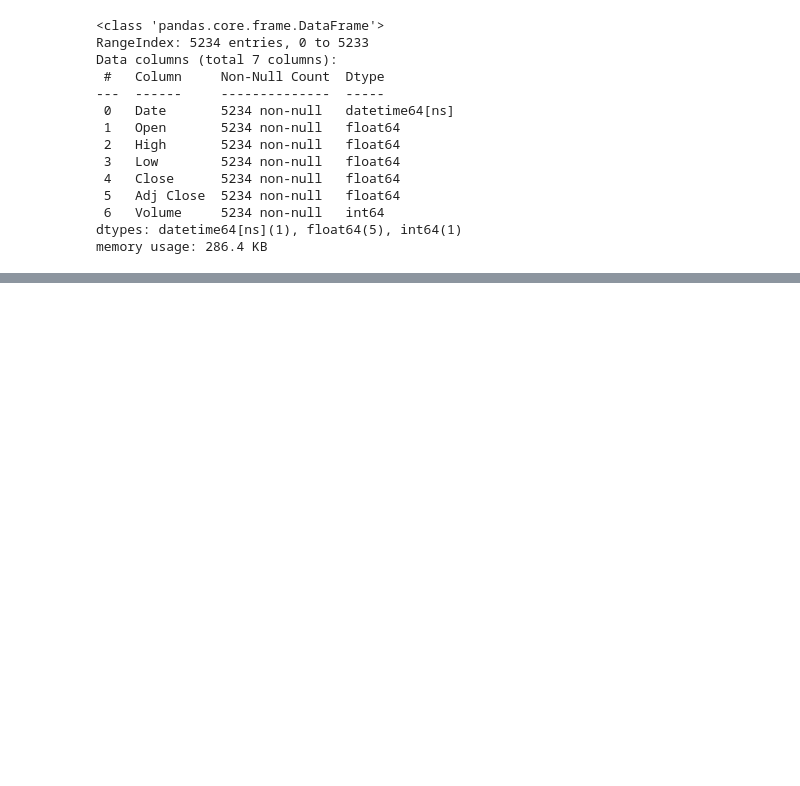
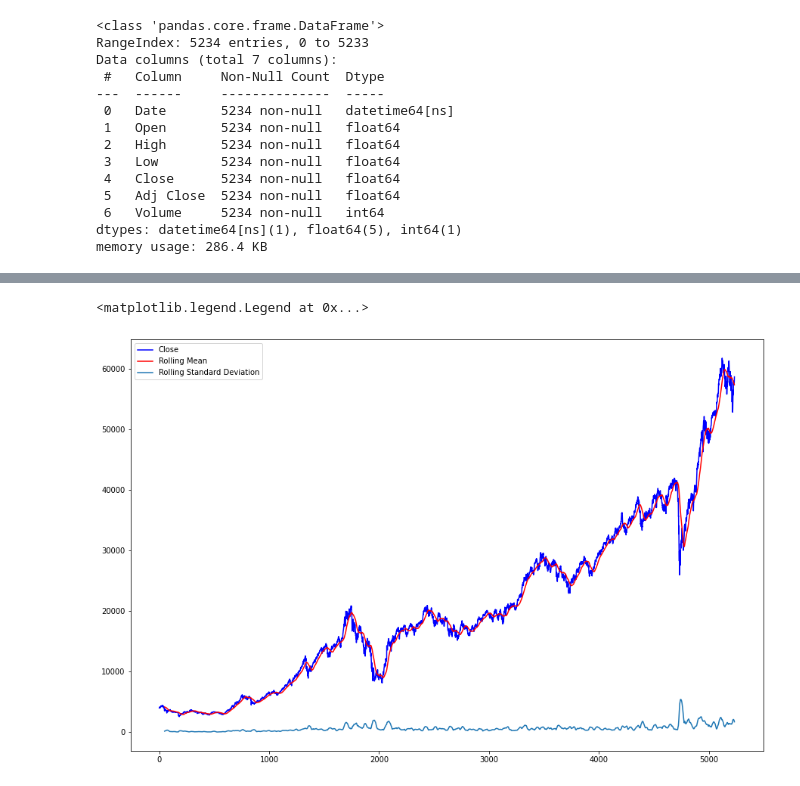
Before and after one commit to chaitsugale/Stock-Market-Prediction-The-Spark-Foundation-, a Jupyter notebook: Stock_Market_Prediction_Using_Numerical_and_Textual_Analysis(The_Spark_Foundation).ipynb, the cells around one changed output, grey strips where cells are left out. Saved outputs shown, nothing was run; the diff lists cells and outputs as text; code cells hidden in the pictures; blank space fills up the shorter version.

```diff
--- a/Stock_Market_Prediction_Using_Numerical_and_Textual_Analysis(The_Spark_Foundation).ipynb
+++ b/Stock_Market_Prediction_Using_Numerical_and_Textual_Analysis(The_Spark_Foundation).ipynb
@@ -187,0 +195,14 @@ bse_stock_weekly_moving_avg(70,bse_data).plot()
+# %%
+#Plotting moving average for window 50
+bse_close = bse_data['Close']
+ma_50 = bse_close.rolling(window = 50).mean()
+std_50 = bse_close.rolling(window = 50).std()
+
+plt.figure(figsize=(15, 10))
+bse_data['Close'].plot(color = 'b', label = 'Close')
+ma_50.plot(color = 'r', label = 'Rolling Mean')
+std_50.plot(label = 'Rolling Standard Deviation')
+plt.legend()
+# %% [output]
+<matplotlib.legend.Legend at 0x...>
+[figure, added]
```
Also changed, not shown: parts of 5 cells of this notebook.
